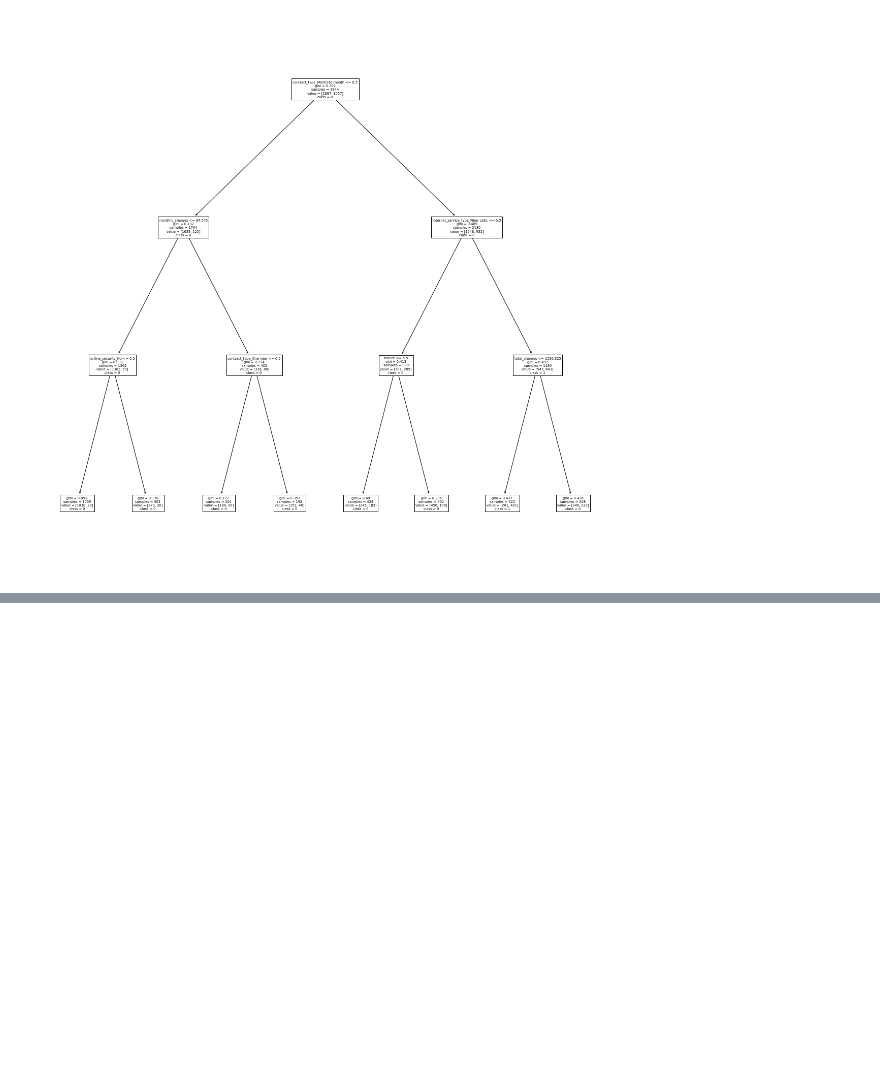
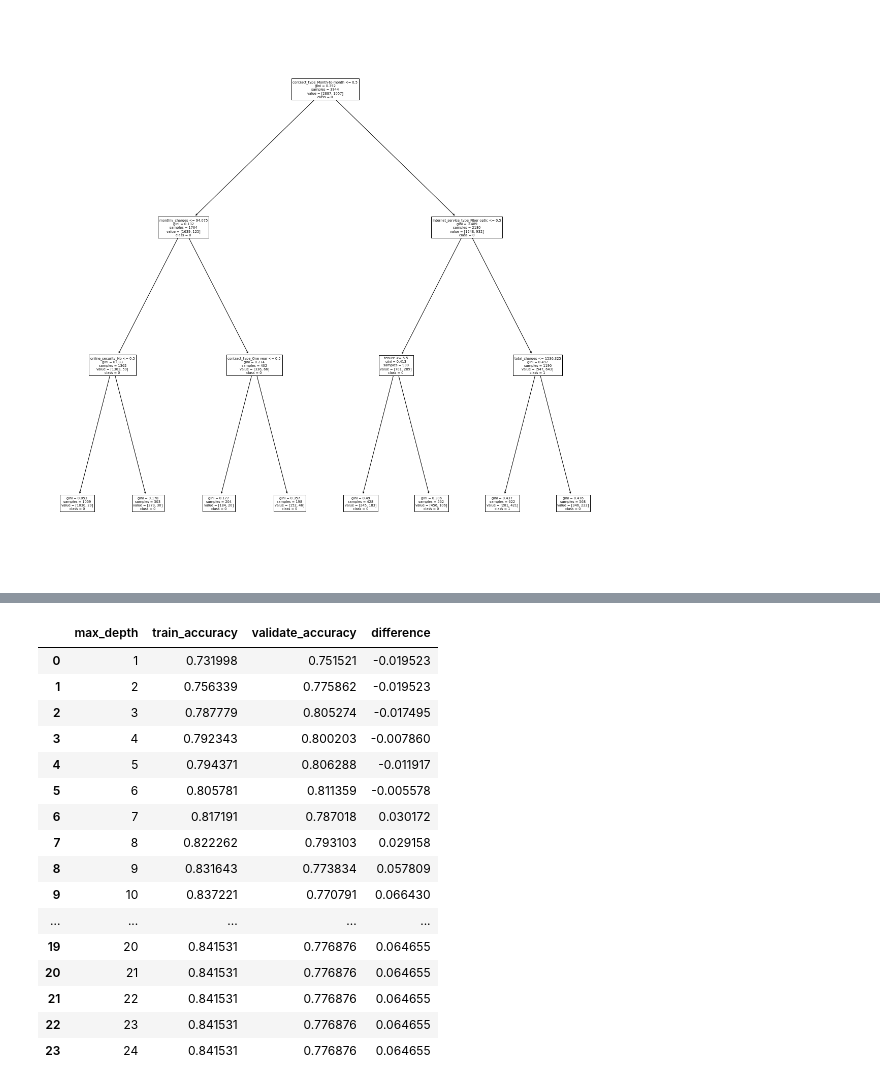
Before and after one commit to Yvette-Ibarra/classification-exercises, a Jupyter notebook: Model.ipynb, the cells around one changed output, grey strips where cells are left out. Cells and saved outputs as stored; diff of their text form; code cells hidden in the pictures; blank space fills up the shorter version.

```diff
--- a/Model.ipynb
+++ b/Model.ipynb
@@ -445,0 +855,46 @@ pd.DataFrame(report)
+# %%
+# Let's continue getting loopy, so we can compare in-sample to out-of-sample
+metrics = []
+
+for i in range(1, 25):
+    # Make the model
+    tree = DecisionTreeClassifier(max_depth=i,min_samples_leaf= 11, random_state=123)
+
+    # Fit the model (on train and only train)
+    tree = tree.fit(X_train, y_train)
+
+    # Use the model
+    # We'll evaluate the model's performance on train, first
+    in_sample_accuracy = tree.score(X_train, y_train)
+
+    out_of_sample_accuracy = tree.score(X_validate, y_validate)
+
+    output = {
+        "max_depth": i,
+        "train_accuracy": in_sample_accuracy,
+        "validate_accuracy": out_of_sample_accuracy
+    }
+
+    metrics.append(output)
+
+df_2 = pd.DataFrame(metrics)
+df_2["difference"] = df_2.train_accuracy - df_2.validate_accuracy
+df_2
+# %% [output]
+|  | max_depth | train_accuracy | validate_accuracy | difference |
+| 0 | 1 | 0.731998 | 0.751521 | -0.019523 |
+| 1 | 2 | 0.756339 | 0.775862 | -0.019523 |
+| 2 | 3 | 0.787779 | 0.805274 | -0.017495 |
+| 3 | 4 | 0.792343 | 0.800203 | -0.007860 |
+| 4 | 5 | 0.794371 | 0.806288 | -0.011917 |
+| 5 | 6 | 0.805781 | 0.811359 | -0.005578 |
+| 6 | 7 | 0.817191 | 0.787018 | 0.030172 |
+| 7 | 8 | 0.822262 | 0.793103 | 0.029158 |
+| 8 | 9 | 0.831643 | 0.773834 | 0.057809 |
+| 9 | 10 | 0.837221 | 0.770791 | 0.066430 |
+| ... | ... | ... | ... | ... |
+| 19 | 20 | 0.841531 | 0.776876 | 0.064655 |
+| 20 | 21 | 0.841531 | 0.776876 | 0.064655 |
+| 21 | 22 | 0.841531 | 0.776876 | 0.064655 |
+| 22 | 23 | 0.841531 | 0.776876 | 0.064655 |
+| 23 | 24 | 0.841531 | 0.776876 | 0.064655 |
```
Also changed, not shown: parts of 48 cells of this notebook.
